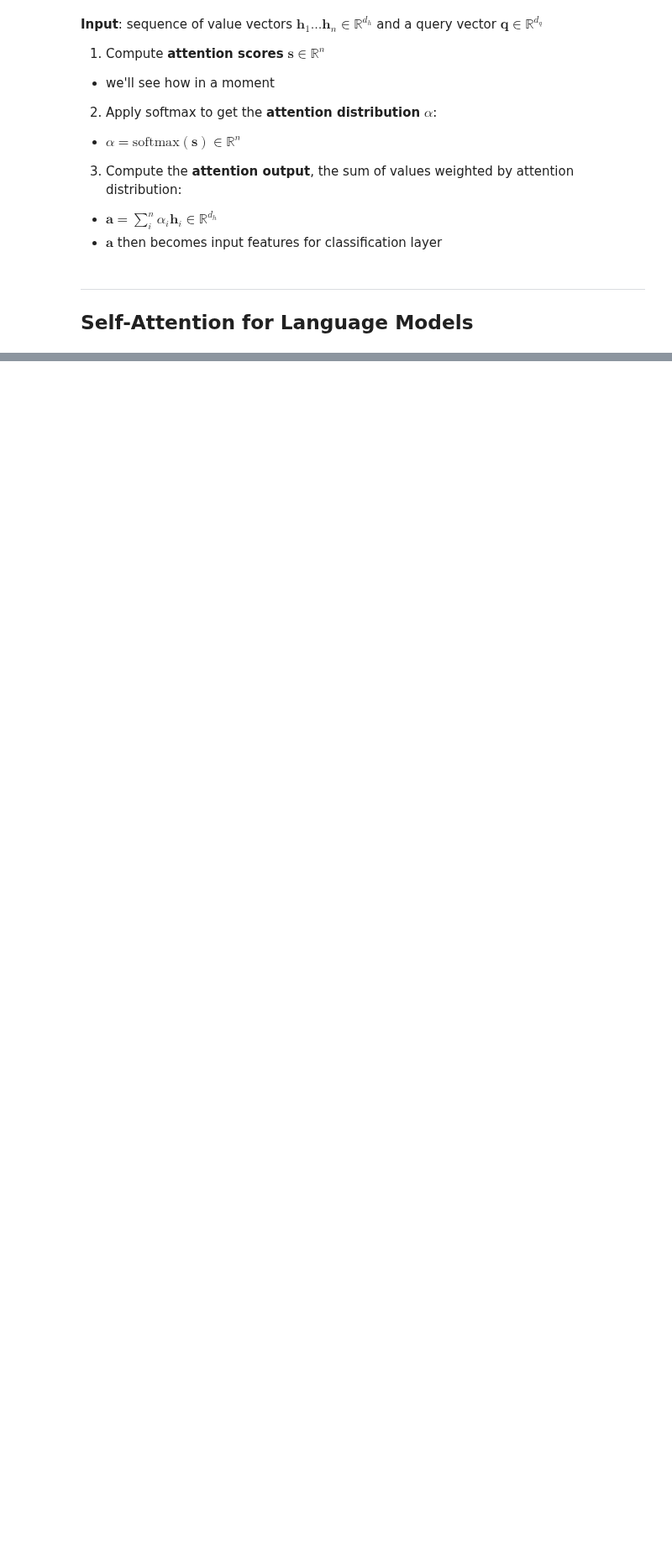
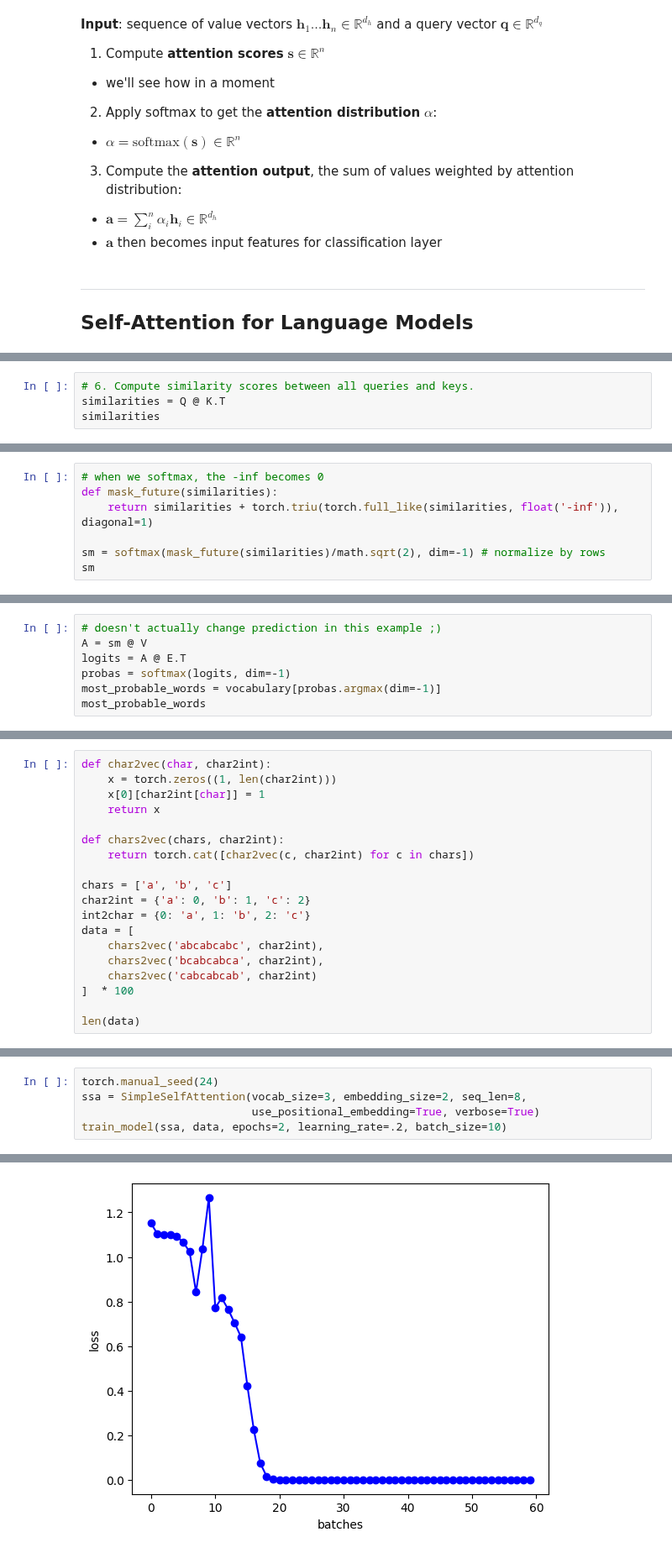
Before and after one commit to tulane-cmps6730/main, a Jupyter notebook: notebooks/10_Transformer.ipynb, the cells around one changed output, grey strips where cells are left out. Shown at 84% size. Saved outputs shown, nothing was run; the diff lists cells and outputs as text; blank space fills up the shorter version.

```diff
--- a/notebooks/10_Transformer.ipynb
+++ b/notebooks/10_Transformer.ipynb
@@ -242,0 +236,4 @@ Python 3.10.12
+# %%
+# 6. Compute similarity scores between all queries and keys.
+similarities = Q @ K.T
+similarities
@@ -242,0 +348,7 @@ Python 3.10.12
+# %%
+# when we softmax, the -inf becomes 0
+def mask_future(similarities):
+    return similarities + torch.triu(torch.full_like(similarities, float('-inf')), diagonal=1)
+
+sm = softmax(mask_future(similarities)/math.sqrt(2), dim=-1) # normalize by rows
+sm
@@ -242,0 +360,7 @@ Python 3.10.12
+# %%
+# doesn't actually change prediction in this example ;)
+A = sm @ V
+logits = A @ E.T
+probas = softmax(logits, dim=-1)
+most_probable_words = vocabulary[probas.argmax(dim=-1)]
+most_probable_words
@@ -242,0 +533,19 @@ Python 3.10.12
+# %%
+def char2vec(char, char2int):
+    x = torch.zeros((1, len(char2int)))
+    x[0][char2int[char]] = 1
+    return x
+
+def chars2vec(chars, char2int):
+    return torch.cat([char2vec(c, char2int) for c in chars])
+
+chars = ['a', 'b', 'c']
+char2int = {'a': 0, 'b': 1, 'c': 2}
+int2char = {0: 'a', 1: 'b', 2: 'c'}
+data = [
+    chars2vec('abcabcabc', char2int),
+    chars2vec('bcabcabca', char2int),
+    chars2vec('cabcabcab', char2int)
+]  * 100
+
+len(data)
@@ -242,0 +554,6 @@ Python 3.10.12
+# %%
+torch.manual_seed(24)
+ssa = SimpleSelfAttention(vocab_size=3, embedding_size=2, seq_len=8,
+                          use_positional_embedding=True, verbose=True)
+train_model(ssa, data, epochs=2, learning_rate=.2, batch_size=10)
+# %% [output]
@@ -242,0 +564 @@ Python 3.10.12
+[figure, added]
```
Also changed, not shown: parts of 83 cells of this notebook.
